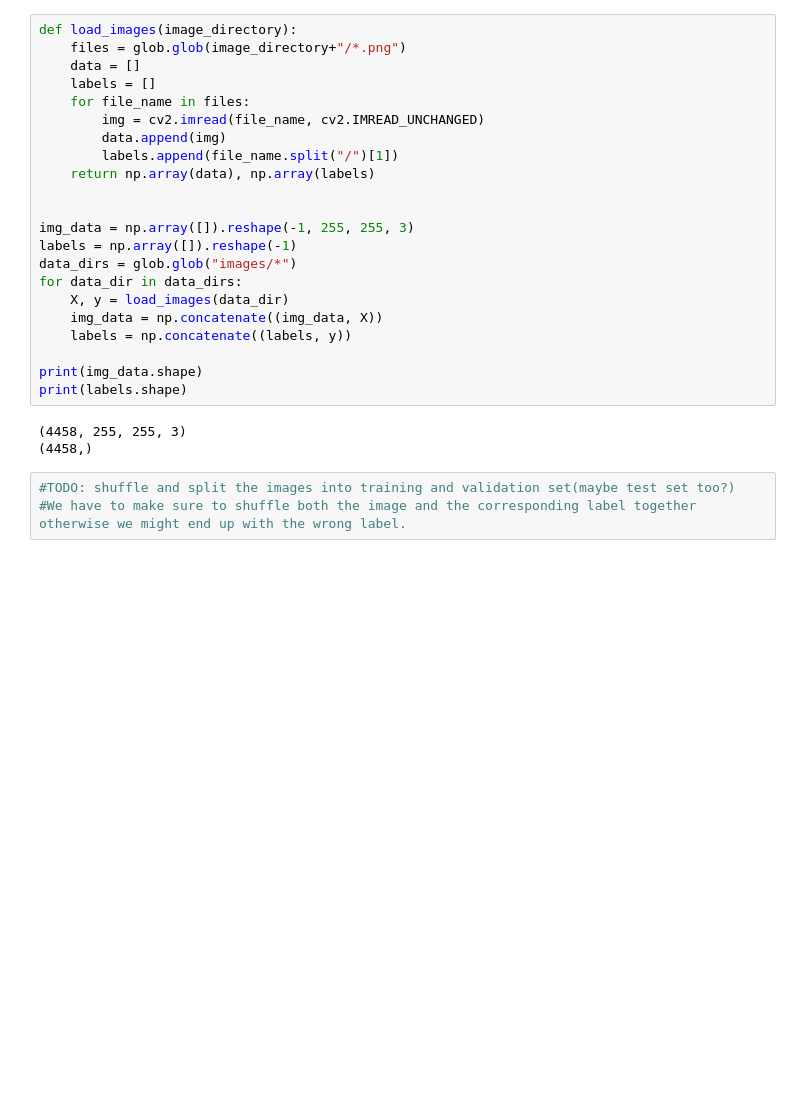
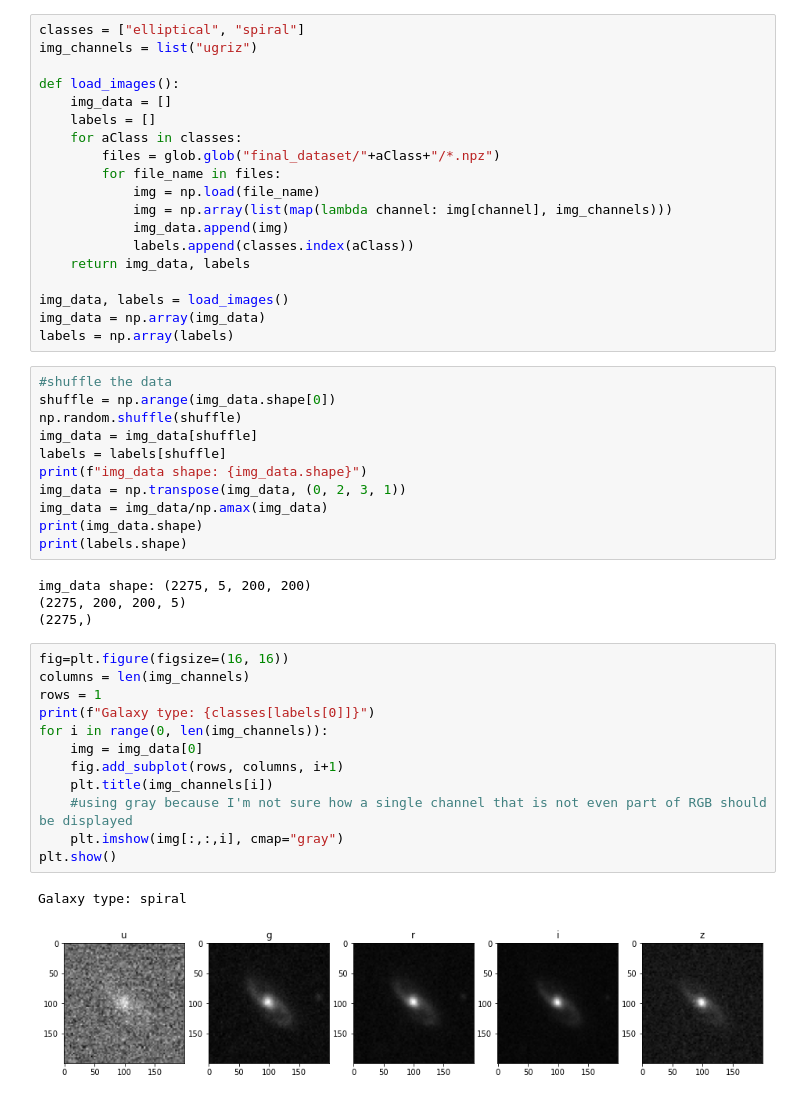
Before and after one commit to klaykulik/galaxyCNN, a Jupyter notebook: basic_cnn_test.ipynb, the cells around one changed output. Saved outputs shown, nothing was run; the diff lists cells and outputs as text; blank space fills up the shorter version.

Commit message:
Testing the data with some basic CNN models

```diff
--- a/basic_cnn_test.ipynb
+++ b/basic_cnn_test.ipynb
@@ -11,28 +24,49 @@ import cv2
-# %%
-def load_images(image_directory):
-    files = glob.glob(image_directory+"/*.png")
-    data = []
-    labels = []
-    for file_name in files:
-        img = cv2.imread(file_name, cv2.IMREAD_UNCHANGED)
-        data.append(img)
-        labels.append(file_name.split("/")[1])
-    return np.array(data), np.array(labels)
-
-
-img_data = np.array([]).reshape(-1, 255, 255, 3)
-labels = np.array([]).reshape(-1)
-data_dirs = glob.glob("images/*")
-for data_dir in data_dirs:
-    X, y = load_images(data_dir)
-    img_data = np.concatenate((img_data, X))
-    labels = np.concatenate((labels, y))
-
-print(img_data.shape)
-print(labels.shape)
-# %% [output]
-(4458, 255, 255, 3)
-(4458,)
-# %%
-#TODO: shuffle and split the images into training and validation set(maybe test set too?)
-#We have to make sure to shuffle both the image and the corresponding label together otherwise we might end up with the wrong label.
+# %%
+classes = ["elliptical", "spiral"]
+img_channels = list("ugriz")
+
+def load_images():
+    img_data = []
+    labels = []
+    for aClass in classes:
+        files = glob.glob("final_dataset/"+aClass+"/*.npz")
+        for file_name in files:
+            img = np.load(file_name)
+            img = np.array(list(map(lambda channel: img[channel], img_channels)))
+            img_data.append(img)
+            labels.append(classes.index(aClass))
+    return img_data, labels
+
+img_data, labels = load_images()
+img_data = np.array(img_data)
+labels = np.array(labels)
+# %%
+#shuffle the data
+shuffle = np.arange(img_data.shape[0])
+np.random.shuffle(shuffle)
+img_data = img_data[shuffle]
+labels = labels[shuffle]
+print(f"img_data shape: {img_data.shape}")
+img_data = np.transpose(img_data, (0, 2, 3, 1))
+img_data = img_data/np.amax(img_data)
+print(img_data.shape)
+print(labels.shape)
+# %% [output]
+img_data shape: (2275, 5, 200, 200)
+(2275, 200, 200, 5)
+(2275,)
+# %%
+fig=plt.figure(figsize=(16, 16))
+columns = len(img_channels)
+rows = 1
+print(f"Galaxy type: {classes[labels[0]]}")
+for i in range(0, len(img_channels)):
+    img = img_data[0]
+    fig.add_subplot(rows, columns, i+1)
+    plt.title(img_channels[i])
+    #using gray because I'm not sure how a single channel that is not even part of RGB should be displayed
+    plt.imshow(img[:,:,i], cmap="gray")
+plt.show()
+# %% [output]
+Galaxy type: spiral
+[figure, added]
```
Also changed, not shown: parts of 8 cells of this notebook.
